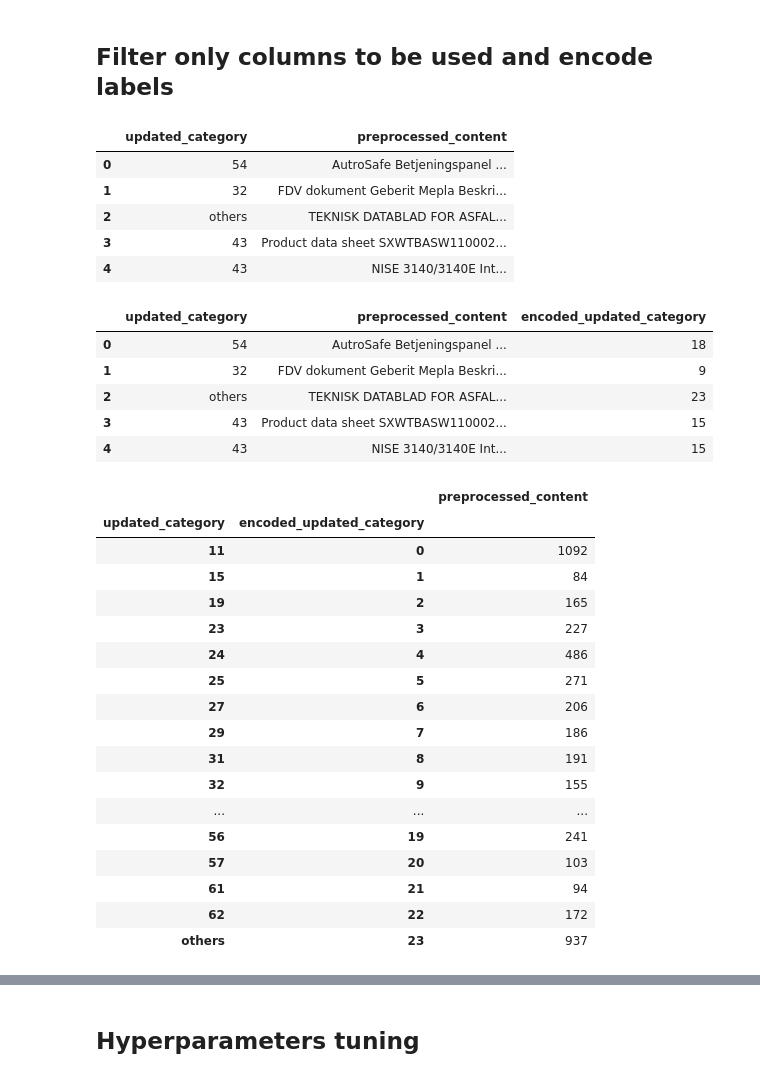
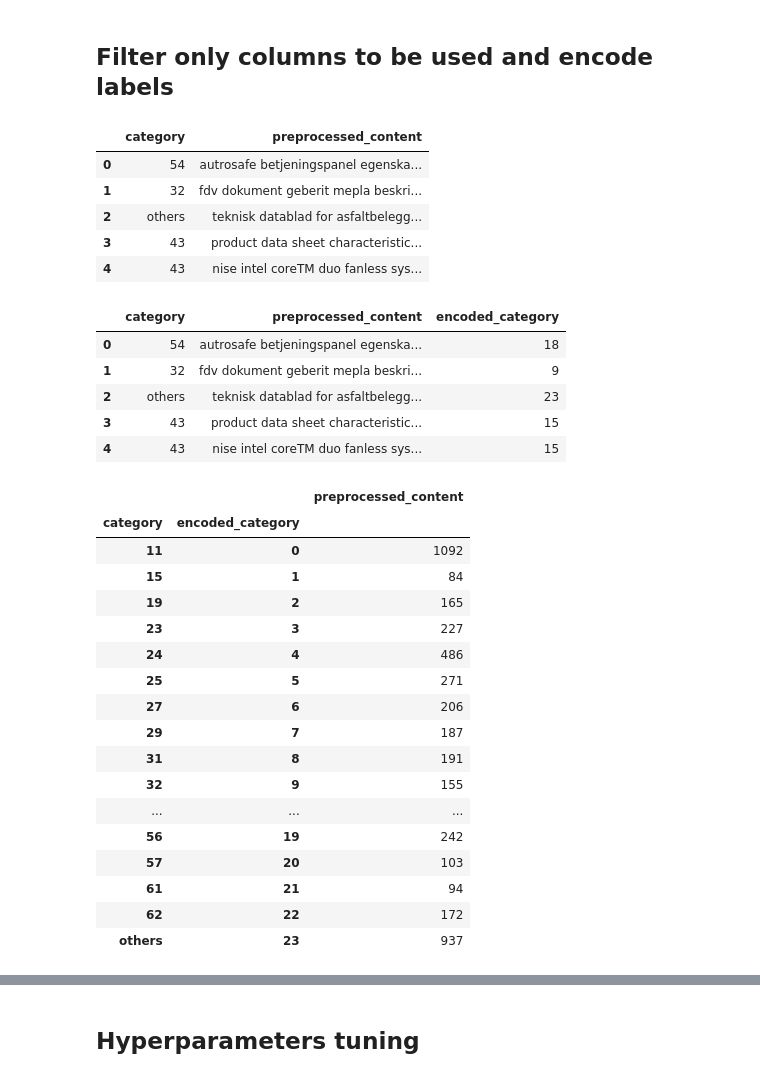
Before and after one commit to aipachakutiqwan/text-classifier, a Jupyter notebook: src/notebooks/Training.ipynb, the cells around one changed output, grey strips where cells are left out. Saved outputs shown, nothing was run; the diff lists cells and outputs as text; code cells hidden in the pictures.

```diff
--- a/src/notebooks/Training.ipynb
+++ b/src/notebooks/Training.ipynb
@@ -15,5 +21,5 @@ from sklearn.metrics import confusion_matrix, ConfusionMatrixDisplay, classifica
 # %%
-file_path = './../../data/'
+file_path = './data/'
 # %%
 excel_file = pd.ExcelFile(pathlib.Path(file_path, 'train.xlsx'))
 train_df = pd.read_excel(excel_file, 0, dtype=str)
@@ -83,4 +70,4 @@ train_df
 # %%
-train_df['preprocessed_content'] = train_df[['content']].apply(preprocess)
-val_df['preprocessed_content'] = val_df[['content']].apply(preprocess)
-test_df['preprocessed_content'] = test_df[['content']].apply(preprocess)
+train_df['preprocessed_content'] = train_df['content'].apply(lambda x: Preprocessing().clean(x))
+val_df['preprocessed_content'] = val_df['content'].apply(lambda x: Preprocessing().clean(x))
+test_df['preprocessed_content'] = test_df['content'].apply(lambda x: Preprocessing().clean(x))
@@ -103,34 +90,34 @@ train_df
 # %% [markdown]
 ## Filter only columns to be used and encode labels
 # %%
-filtered_train_df = train_df[['updated_category', 'preprocessed_content']]
+filtered_train_df = train_df[['category', 'preprocessed_content']]
 filtered_train_df = filtered_train_df.dropna()
 filtered_train_df.head()
 # %% [output]
-|  | updated_category | preprocessed_content |
-| 0 | 54 | AutroSafe Betjeningspanel ... |
-| 1 | 32 | FDV dokument Geberit Mepla Beskri... |
-| 2 | others | TEKNISK DATABLAD FOR ASFAL... |
-| 3 | 43 | Product data sheet SXWTBASW110002... |
-| 4 | 43 | NISE 3140/3140E Int... |
+|  | category | preprocessed_content |
+| 0 | 54 | autrosafe betjeningspanel egenska... |
+| 1 | 32 | fdv dokument geberit mepla beskri... |
+| 2 | others | teknisk datablad for asfaltbelegg... |
+| 3 | 43 | product data sheet characteristic... |
+| 4 | 43 | nise intel coreTM duo fanless sys... |
 # %%
 label_encoder = preprocessing.LabelEncoder()
-label_encoder.fit(filtered_train_df['updated_category'])
-filtered_train_df.loc[:, 'encoded_updated_category'] = label_encoder.transform(filtered_train_df['updated_category'])
+label_encoder.fit(filtered_train_df['category'])
+filtered_train_df.loc[:, 'encoded_category'] = label_encoder.transform(filtered_train_df['category'])
 filtered_train_df.head()
 # %% [output]
-|  | updated_category | preprocessed_content | encoded_updated_category |
-| 0 | 54 | AutroSafe Betjeningspanel ... | 18 |
-| 1 | 32 | FDV dokument Geberit Mepla Beskri... | 9 |
-| 2 | others | TEKNISK DATABLAD FOR ASFAL... | 23 |
-| 3 | 43 | Product data sheet SXWTBASW110002... | 15 |
-| 4 | 43 | NISE 3140/3140E Int... | 15 |
+|  | category | preprocessed_content | encoded_category |
+| 0 | 54 | autrosafe betjeningspanel egenska... | 18 |
+| 1 | 32 | fdv dokument geberit mepla beskri... | 9 |
+| 2 | others | teknisk datablad for asfaltbelegg... | 23 |
+| 3 | 43 | product data sheet characteristic... | 15 |
+| 4 | 43 | nise intel coreTM duo fanless sys... | 15 |
 # %%
 # Mapping class encoded with category
-filtered_train_df.groupby(['updated_category', 'encoded_updated_category']).count()
+filtered_train_df.groupby(['category', 'encoded_category']).count()
 # %% [output]
 |  |  | preprocessed_content |
-| updated_category | encoded_updated_category |  |
+| category | encoded_category |  |
 | 11 | 0 | 1092 |
 | 15 | 1 | 84 |
 | 19 | 2 | 165 |
@@ -138,11 +125,11 @@ filtered_train_df.groupby(['updated_category', 'encoded_updated_category']).coun
 | 24 | 4 | 486 |
 | 25 | 5 | 271 |
 | 27 | 6 | 206 |
-| 29 | 7 | 186 |
+| 29 | 7 | 187 |
 | 31 | 8 | 191 |
 | 32 | 9 | 155 |
 | ... | ... | ... |
-| 56 | 19 | 241 |
+| 56 | 19 | 242 |
 | 57 | 20 | 103 |
 | 61 | 21 | 94 |
 | 62 | 22 | 172 |
```
Also changed, not shown: parts of 20 cells of this notebook, 14 other files.
